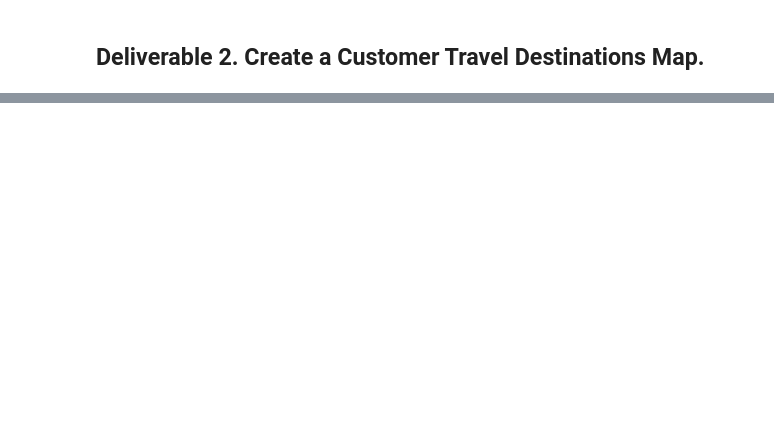
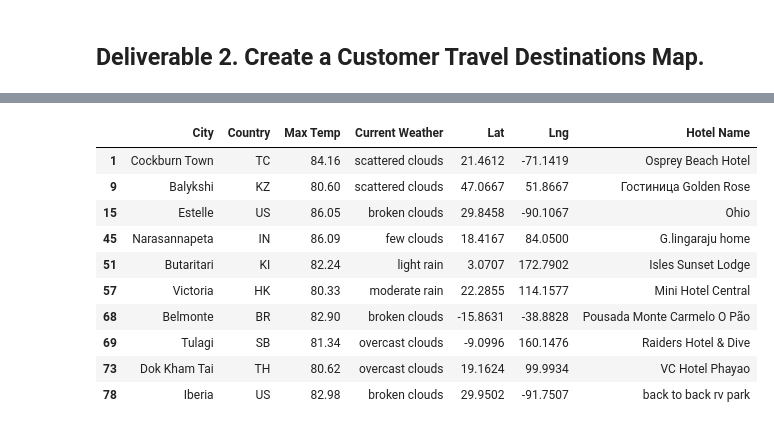
Before and after one commit to tmmytwllms/World_Weather_Analysis, a Jupyter notebook: Vacation_search/Vacation_Search_starter_code.ipynb, the cells around one changed output, grey strips where cells are left out. Saved outputs shown, nothing was run; the diff lists cells and outputs as text; code cells hidden in the pictures; blank space fills up the shorter version.

```diff
--- a/Vacation_search/Vacation_Search_starter_code.ipynb
+++ b/Vacation_search/Vacation_Search_starter_code.ipynb
@@ -46,14 +107,17 @@ params = {
 }
 
 # 6b. Iterate through the hotel DataFrame.
-
+for index, row in hotel_df.iterrows():
     # 6c. Get latitude and longitude from DataFrame
-
-
+    lat=row["Lat"]
+    lng=row["Lng"]
+    params["location"] = f"{lat},{lng}"
     # 6d. Set up the base URL for the Google Directions API to get JSON data.
-
-
+    base_url = "https://maps.googleapis.com/maps/api/place/nearbysearch/json"
     # 6e. Make request and retrieve the JSON data from the search.
-
-
+    hotels = requests.get(base_url, params=params).json()
     # 6f. Get the first hotel from the results and store the name, if a hotel isn't found skip the city.
+    try:
+        hotel_df.loc[index,"Hotel Name"]=hotels["results"][0]["name"]
+    except:
+        print("Hotel not found...skipping")
@@ -60,2 +134,17 @@ params = {
+# %%
+#Preview the hotel dataframe
+hotel_df.head(10)
+# %% [output]
+|  | City | Country | Max Temp | Current Weather | Lat | Lng | Hotel Name |
+| 1 | Cockburn Town | TC | 84.16 | scattered clouds | 21.4612 | -71.1419 | Osprey Beach Hotel |
+| 9 | Balykshi | KZ | 80.60 | scattered clouds | 47.0667 | 51.8667 | Гостиница Golden Rose |
+| 15 | Estelle | US | 86.05 | broken clouds | 29.8458 | -90.1067 | Ohio |
+| 45 | Narasannapeta | IN | 86.09 | few clouds | 18.4167 | 84.0500 | G.lingaraju home |
+| 51 | Butaritari | KI | 82.24 | light rain | 3.0707 | 172.7902 | Isles Sunset Lodge |
+| 57 | Victoria | HK | 80.33 | moderate rain | 22.2855 | 114.1577 | Mini Hotel Central |
+| 68 | Belmonte | BR | 82.90 | broken clouds | -15.8631 | -38.8828 | Pousada Monte Carmelo O Pão |
+| 69 | Tulagi | SB | 81.34 | overcast clouds | -9.0996 | 160.1476 | Raiders Hotel & Dive |
+| 73 | Dok Kham Tai | TH | 80.62 | overcast clouds | 19.1624 | 99.9934 | VC Hotel Phayao |
+| 78 | Iberia | US | 82.98 | broken clouds | 29.9502 | -91.7507 | back to back rv park |
 # %%
 # 7. Drop the rows where there is no Hotel Name.
```
Also changed, not shown: parts of 10 cells of this notebook, 2 other files.
